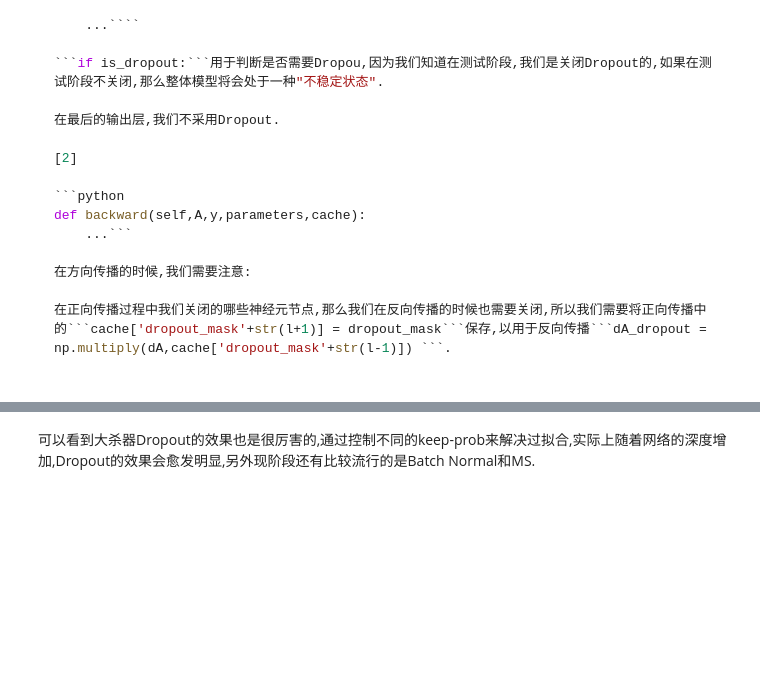
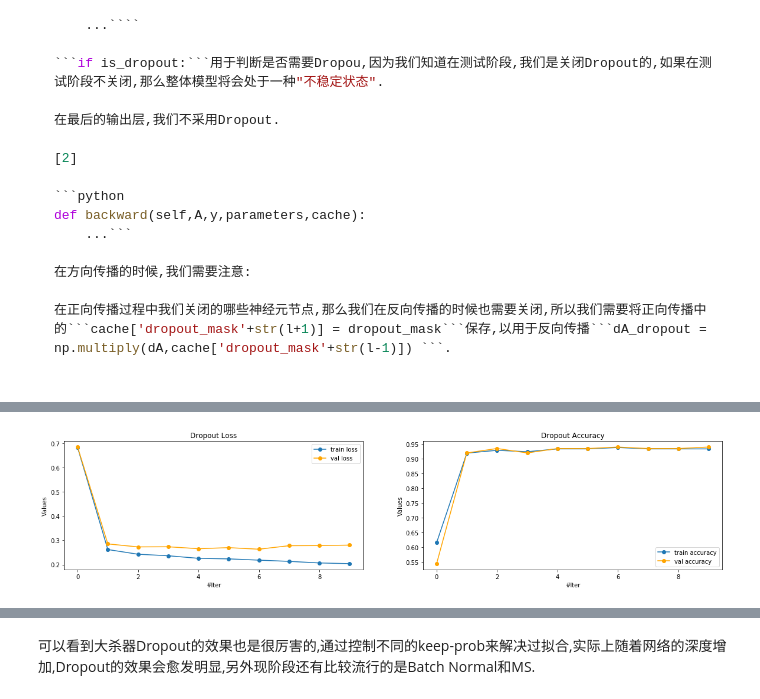
Before and after one commit to Heyra-Joker/Deep-Learning, a Jupyter notebook: 04 Improving-Deep-Neural-Networks/01 regularization dropout and something/Regulation/RegularizationAndDropout(Application).ipynb, the cells around one changed output, grey strips where cells are left out. Cells and saved outputs as stored; diff of their text form; code cells hidden in the pictures; blank space fills up the shorter version.

```diff
--- a/04 Improving-Deep-Neural-Networks/01 regularization dropout and something/Regulation/RegularizationAndDropout(Application).ipynb
+++ b/04 Improving-Deep-Neural-Networks/01 regularization dropout and something/Regulation/RegularizationAndDropout(Application).ipynb
@@ -1297,0 +1323,4 @@ plot_plot(costs=costs_dp,acc_trains=acc_trains_dp,acc_vals=acc_vals_dp,val_costs
+# %%
+plot_plot(costs=costs_dp,acc_trains=acc_trains_dp,acc_vals=acc_vals_dp,val_costs=val_costs_dp,method="Dropout")
+# %% [output]
+[figure, added]
```
Also changed, not shown: parts of 12 cells of this notebook, 2 other files.
